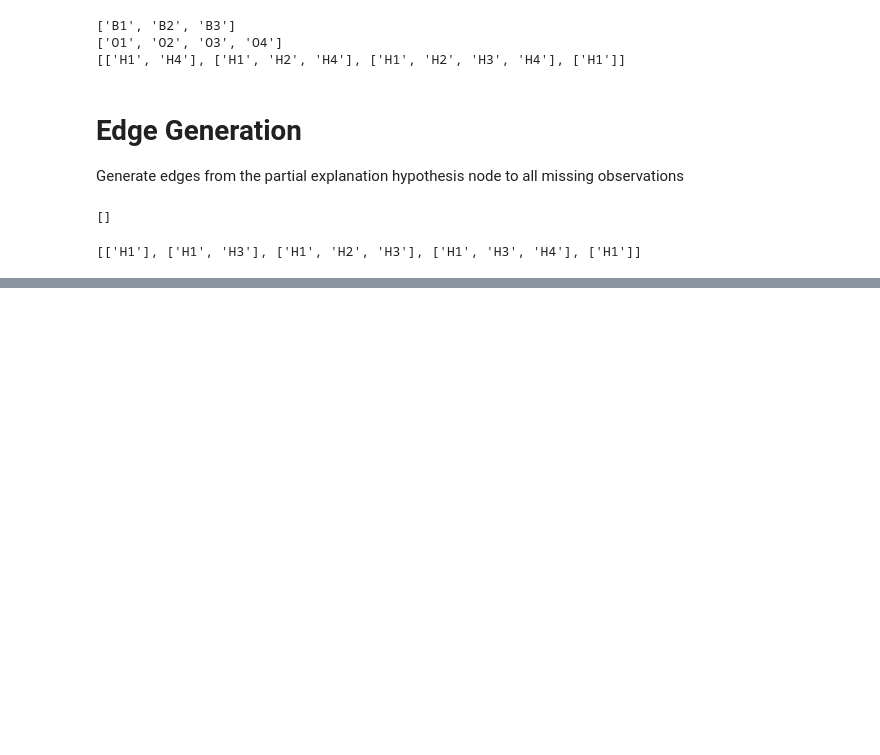
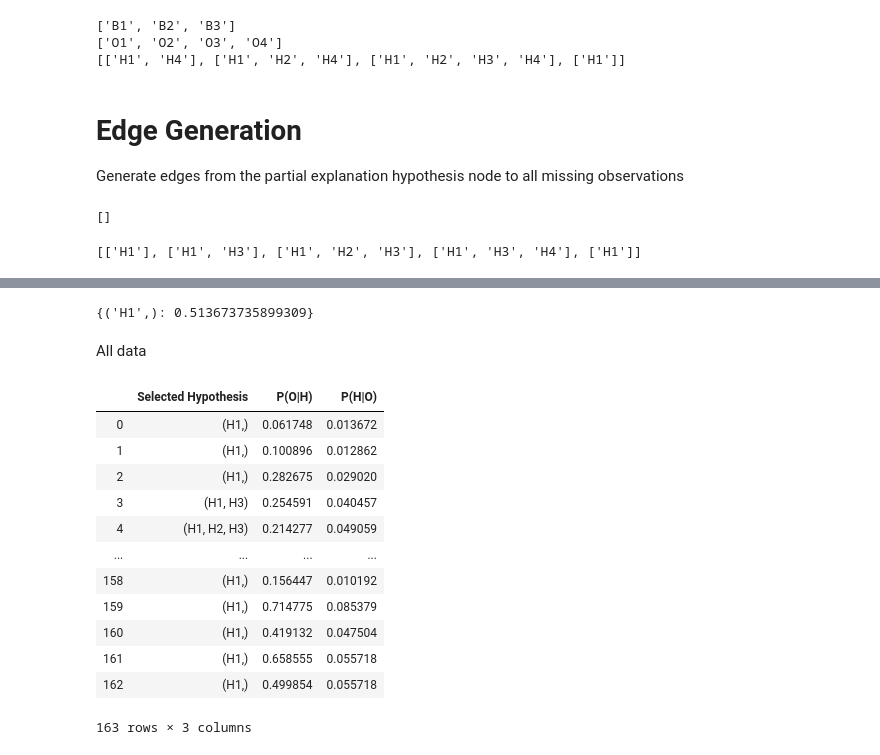
Before and after one commit to nico-espinosadice/abductive-theory, a Jupyter notebook: hyp-gen.ipynb, the cells around one changed output, grey strips where cells are left out. Saved outputs shown, nothing was run; the diff lists cells and outputs as text; code cells hidden in the pictures; blank space fills up the shorter version.

```diff
--- a/hyp-gen.ipynb
+++ b/hyp-gen.ipynb
@@ -268,0 +195,6 @@ Graphs:
+# %%
+select_hypotheses(dg, observations, bnodes, 10)
+# %% [output]
+{('H1',): 0.513673735899309}
+# %% [markdown]
+All data
@@ -268,0 +231,27 @@ Graphs:
+# %%
+# for all possible truth value combinations, columns: True nodes, False nodes (or not), FBE1, probability1, FBE2, probability2
+graph_data = {}
+#graph_data['True Nodes'] = list(scenarios.keys())
+graph_data['Selected Hypothesis'] = selections
+graph_data['P(O|H)'] = probs
+graph_data['P(H|O)'] = flipped_probs
+
+
+
+
+df2 = pd.DataFrame(graph_data, columns=list(graph_data.keys()))
+df2
+# %% [output]
+|  | Selected Hypothesis | P(O|H) | P(H|O) |
+| 0 | (H1,) | 0.061748 | 0.013672 |
+| 1 | (H1,) | 0.100896 | 0.012862 |
+| 2 | (H1,) | 0.282675 | 0.029020 |
+| 3 | (H1, H3) | 0.254591 | 0.040457 |
+| 4 | (H1, H2, H3) | 0.214277 | 0.049059 |
+| ... | ... | ... | ... |
+| 158 | (H1,) | 0.156447 | 0.010192 |
+| 159 | (H1,) | 0.714775 | 0.085379 |
+| 160 | (H1,) | 0.419132 | 0.047504 |
+| 161 | (H1,) | 0.658555 | 0.055718 |
+| 162 | (H1,) | 0.499854 | 0.055718 |
+163 rows × 3 columns
```
Also changed, not shown: parts of 36 cells of this notebook.
